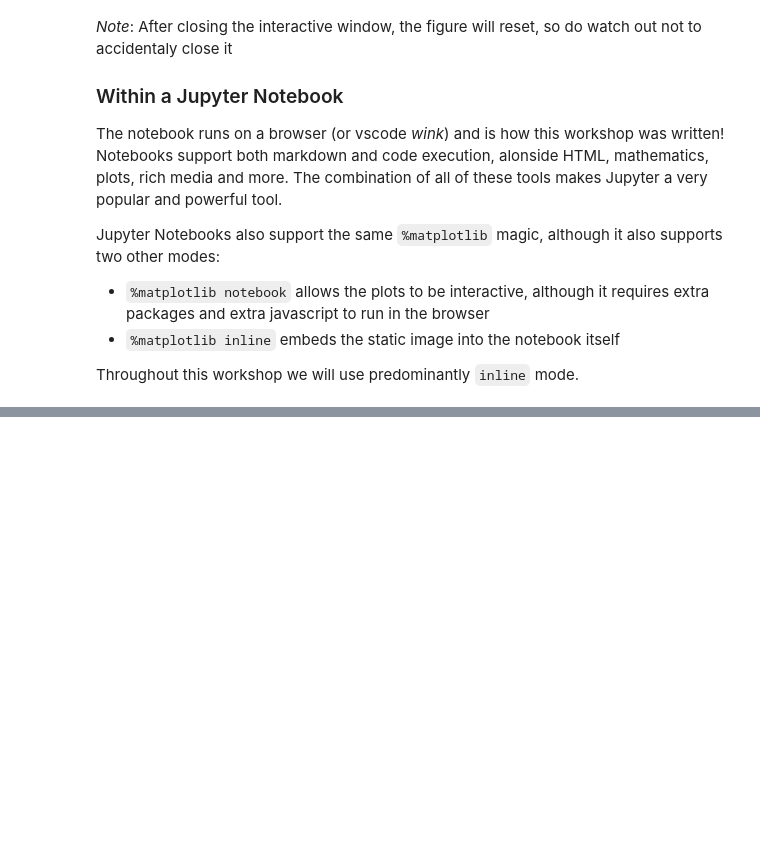
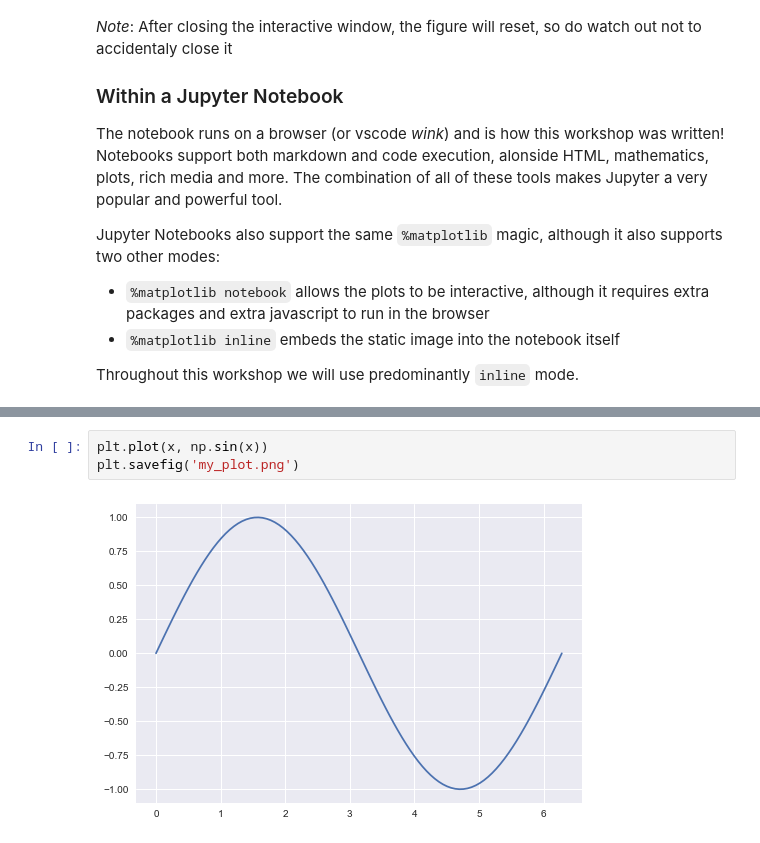
Before and after one commit to tiagodusilva/workshop-python-data-science-tools, a Jupyter notebook: Matplotlib.ipynb, the cells around one changed output, grey strips where cells are left out. Cells and saved outputs as stored; diff of their text form; blank space fills up the shorter version.

Commit message:
More plots uwu

```diff
--- a/Matplotlib.ipynb
+++ b/Matplotlib.ipynb
@@ -92,0 +90,5 @@ TODO : PICTURE STUFF UWU
+# %%
+plt.plot(x, np.sin(x))
+plt.savefig('my_plot.png')
+# %% [output]
+[figure, added]
```
Also changed, not shown: parts of 10 cells of this notebook, 3 other files.
